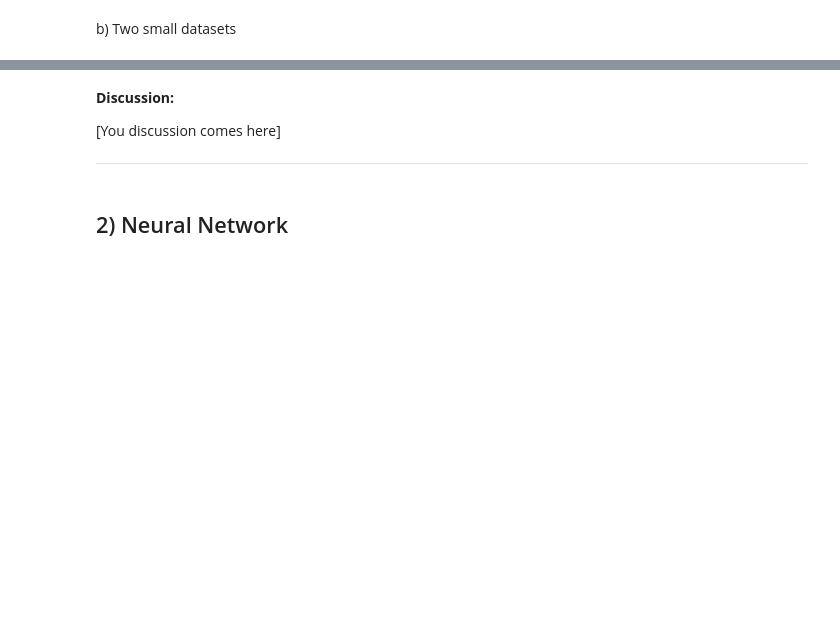
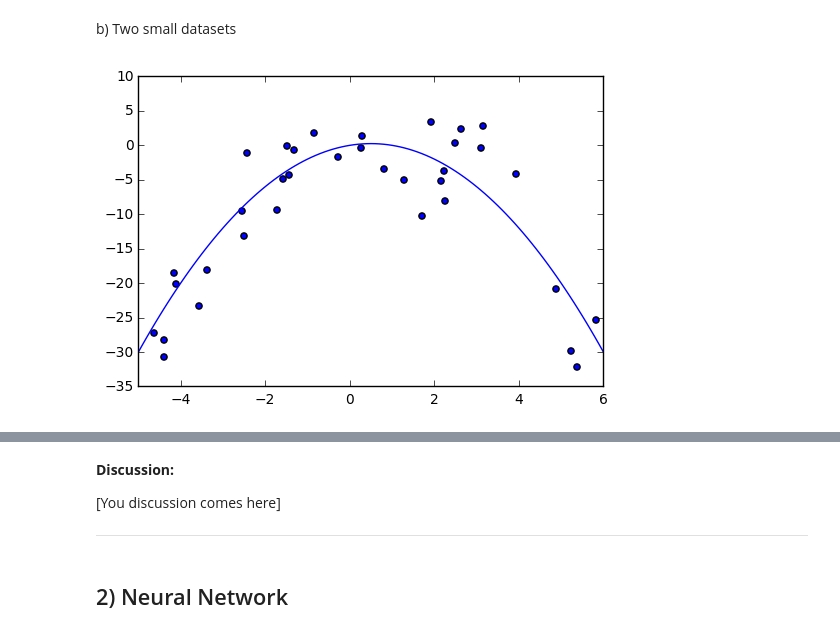
Before and after one commit to phielp/Leren-2016, a Jupyter notebook: Week3/assignment3_Berkelmans_Bouman.ipynb, the cells around one changed output, grey strips where cells are left out. Cells and saved outputs as stored; diff of their text form; code cells hidden in the pictures; blank space fills up the shorter version.

```diff
--- a/Week3/assignment3_Berkelmans_Bouman.ipynb
+++ b/Week3/assignment3_Berkelmans_Bouman.ipynb
@@ -37,6 +37,17 @@ import math
 def readData():
     data = np.loadtxt('digits123.csv', delimiter=',');
     return data
+
+def normalize(X):
+    n = len(X[0])
+    for i in range(1,n):
+        max_value = np.amax(X[:,i])
+        min_value = np.amin(X[:,i])
+        mean_value = np.mean(X[:,i])
+        mean_norm = np.subtract(X[:,i], mean_value)
+        range_value = max_value - min_value
+        X[:,i] = np.divide(mean_norm, range_value)
+    return X
 # %%
 # hypothesis function for logistic regression
 def hypothesis(thetas, x):
@@ -106,2 +126,43 @@ final thetas: [ 0.01972679 -0.0169288   0.01977535  0.00505484]
 # %% [markdown]
 b) Two small datasets
+# %%
+def quadraticFunction(x):
+    return -x**2 + x
+
+def createData(range_data, n_samples):
+    xvals = np.arange(-range_data-100,range_data+100,0.1)
+    yvals = quadraticFunction(xvals)
+    plt.plot(xvals, yvals)
+    plt.show
+
+    x_1 = np.random.normal(0,range_data, n_samples)
+    x_2 = np.zeros(len(x_1))
+    y = np.zeros(len(x_1))
+    for i in range(len(x_1)):
+        x_2[i] = quadraticFunction(x_1[i])
+        random = np.random.normal(0,5,1)
+        if random > 0:
+            y[i] = 1
+        else:
+            y[i] = 0
+        x_2[i] = x_2[i] + random
+
+    plt.scatter(x_1, x_2)
+    plt.axis([-range_data,range_data+1 , -35, 10])
+    plt.show
+    return x_1, x_2, y
+
+x_1, x_2, y = createData(5, 50)
+
+X = x_1[:, np.newaxis]
+X = np.insert(X, 0, 1, axis=1)
+X1 = normalize(X)
+thetas1 = np.ones(len(X1[0]))
+
+X = x_1[:, np.newaxis]
+X = np.insert(X, 0, 1, axis=1)
+X = np.insert(X, 2, x_2, axis=1)
+X2 = normalize(X)
+thetas2 = np.ones(len(X2[0]))
+# %% [output]
+[figure, added]
```
Also changed, not shown: parts of 4 cells of this notebook.
